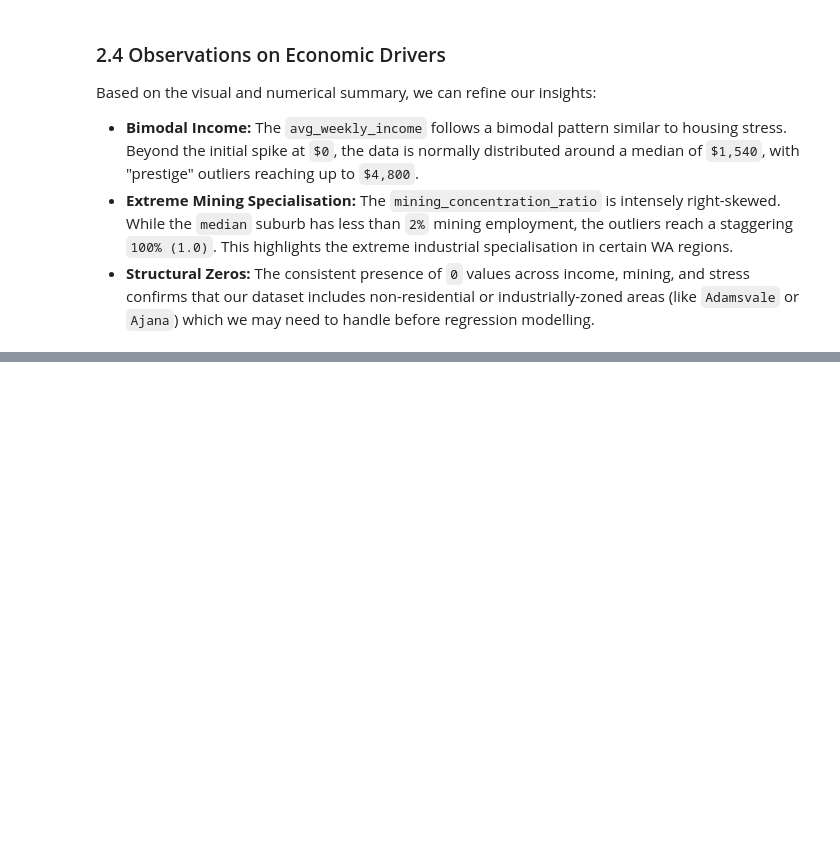
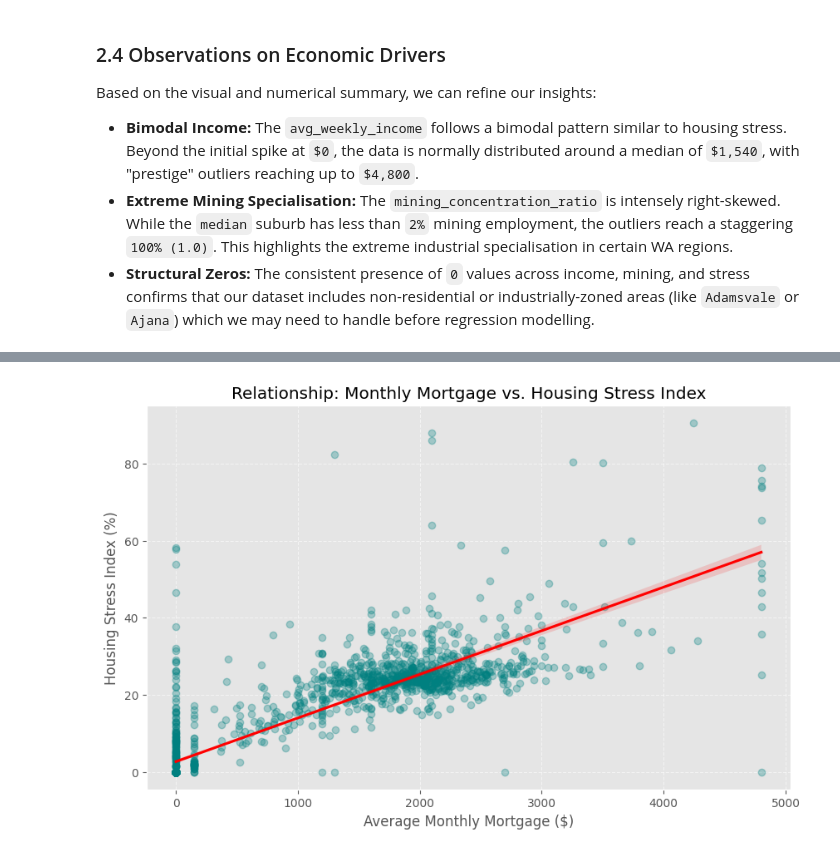
Before and after one commit to GaryUWA/WA-Housing-Model-2021-analysis, a Jupyter notebook: notebooks/02_statistical_eda.ipynb, the cells around one changed output, grey strips where cells are left out. Cells and saved outputs as stored; diff of their text form; code cells hidden in the pictures; blank space fills up the shorter version.

```diff
--- a/notebooks/02_statistical_eda.ipynb
+++ b/notebooks/02_statistical_eda.ipynb
@@ -136,0 +170,13 @@ Based on the visual and numerical summary, we can refine our insights:
+# %%
+# Create a scatter plot to visualise the strongest correlation
+plt.figure(figsize=(10, 6))
+sns.regplot(data=df, x='avg_monthly_mortgage', y='housing_stress_index',
+            scatter_kws={'alpha':0.3, 'color':'teal'}, line_kws={'color':'red'})
+
+plt.title('Relationship: Monthly Mortgage vs. Housing Stress Index')
+plt.xlabel('Average Monthly Mortgage ($)')
+plt.ylabel('Housing Stress Index (%)')
+plt.grid(True, linestyle='--', alpha=0.6)
+plt.show()
+# %% [output]
+[figure, added]
```
Also changed, not shown: parts of 4 cells of this notebook.
